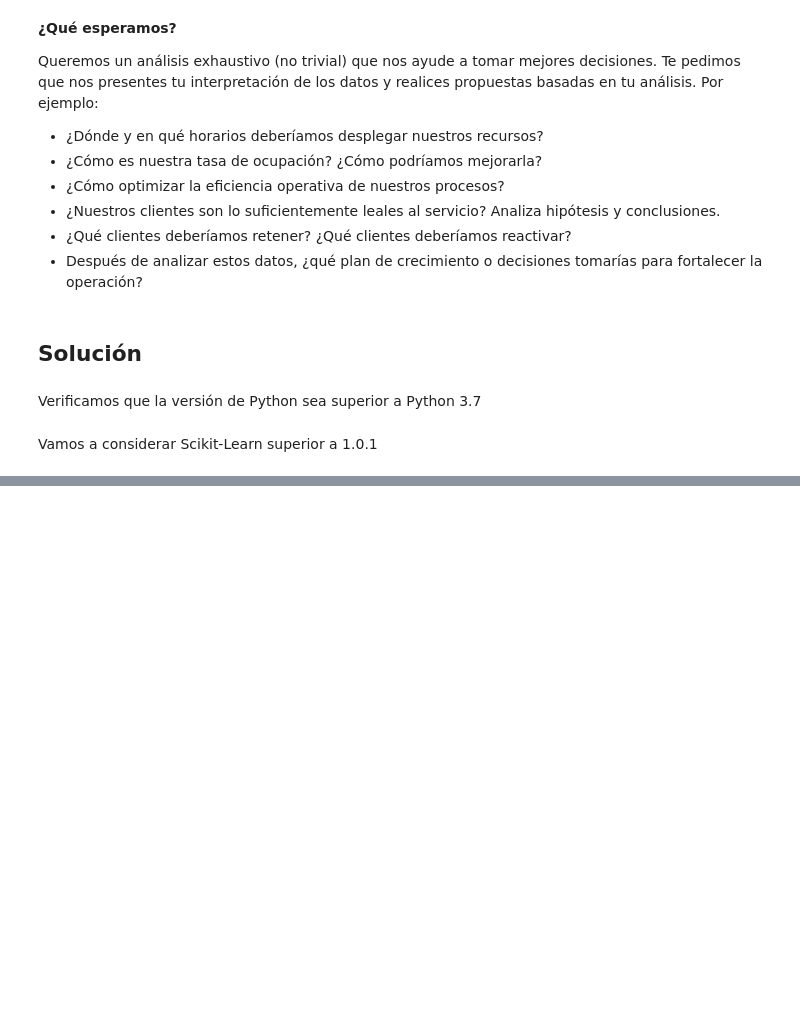
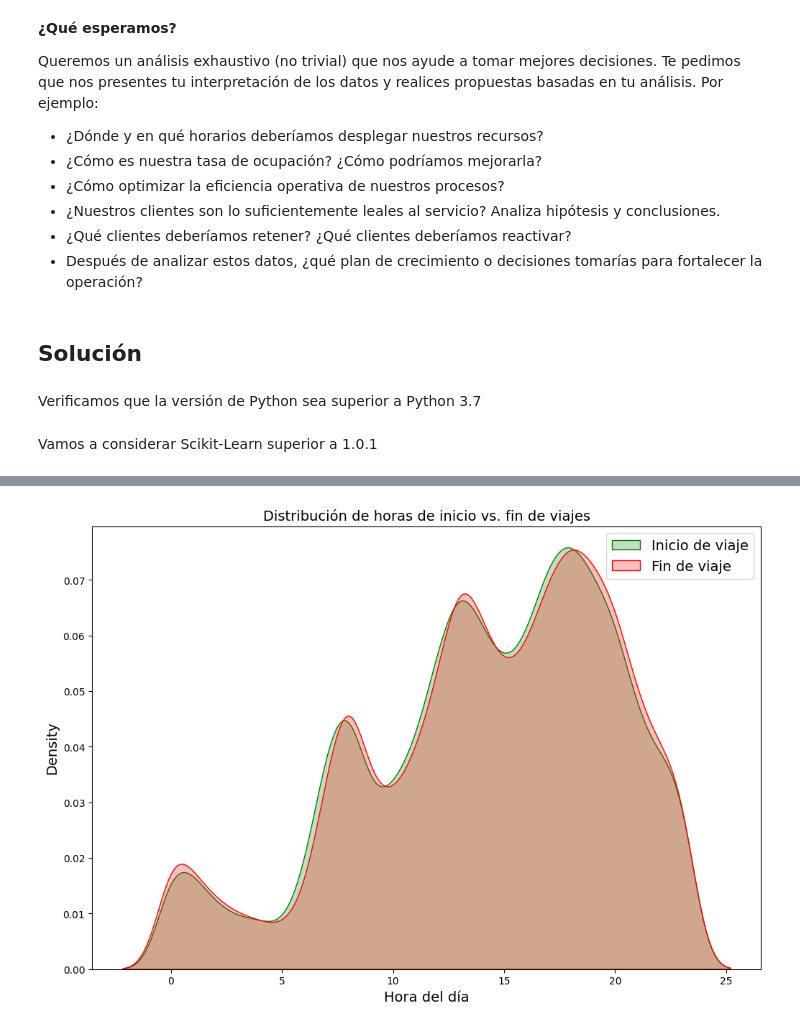
Before and after one commit to jesuusmontalvo/MIA_2024II_Machine_Learning, a Jupyter notebook: Learning/reto_banco_alfin.ipynb, the cells around one changed output, grey strips where cells are left out. Drawn from its saved outputs; the diff is of its cells as text; code cells hidden in the pictures; blank space fills up the shorter version.

```diff
--- a/Learning/reto_banco_alfin.ipynb
+++ b/Learning/reto_banco_alfin.ipynb
@@ -46,0 +184,14 @@ assert version.parse(sklearn.__version__) >= version.parse("1.0.1")
+# %%
+data['hour_started'] = data['started'].dt.hour
+data['hour_finished'] = data['finished'].dt.hour
+
+# Comparar distribuciones
+plt.figure(figsize=(12, 8))
+sns.kdeplot(data['hour_started'], label='Inicio de viaje', fill=True, color='green')
+sns.kdeplot(data['hour_finished'], label='Fin de viaje', fill=True, color='red')
+plt.xlabel('Hora del día')
+plt.legend()
+plt.title('Distribución de horas de inicio vs. fin de viajes')
+plt.show()
+# %% [output]
+[figure, added]
```
Also changed, not shown: parts of 18 cells of this notebook, 1 other file.
